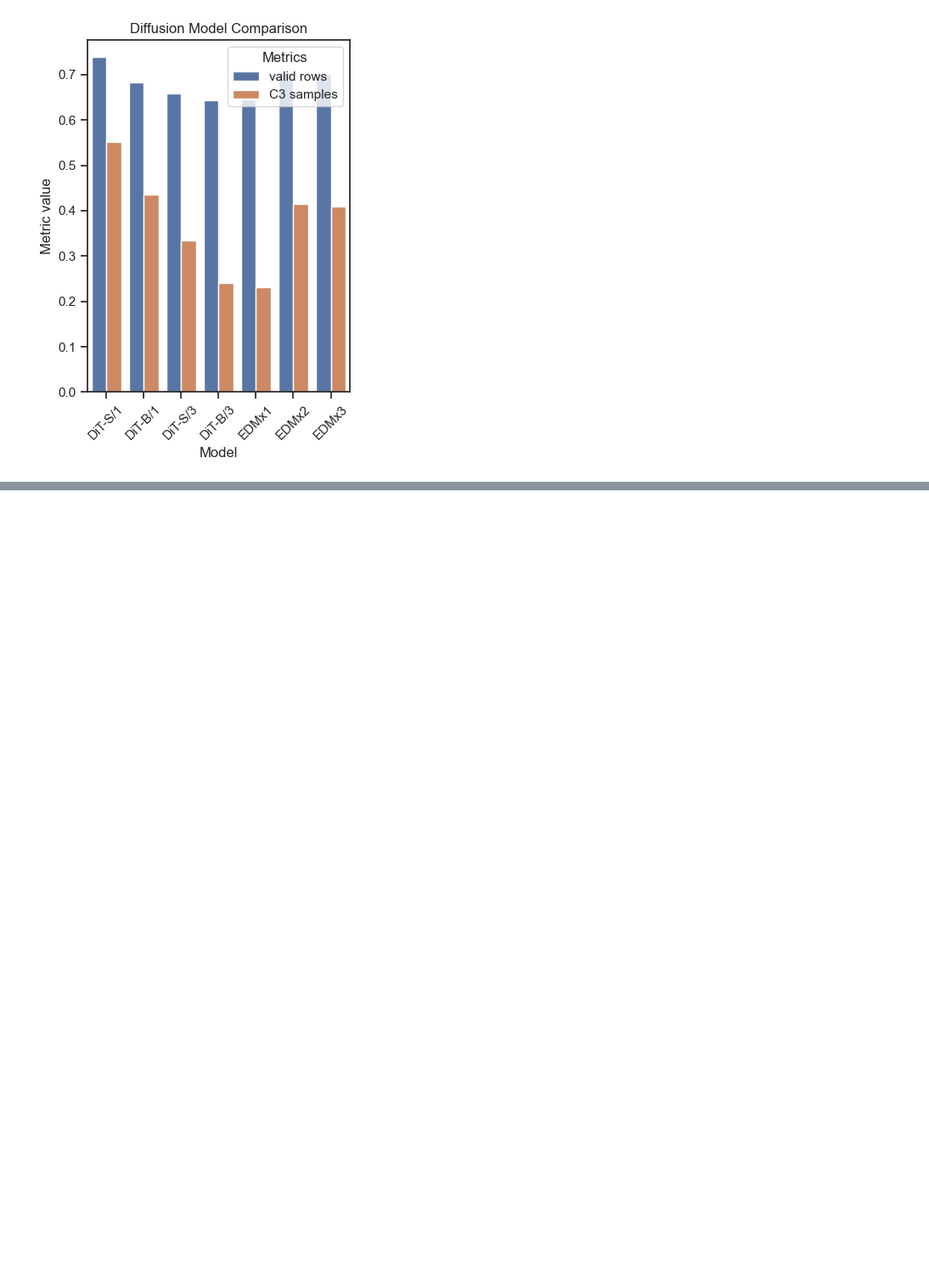
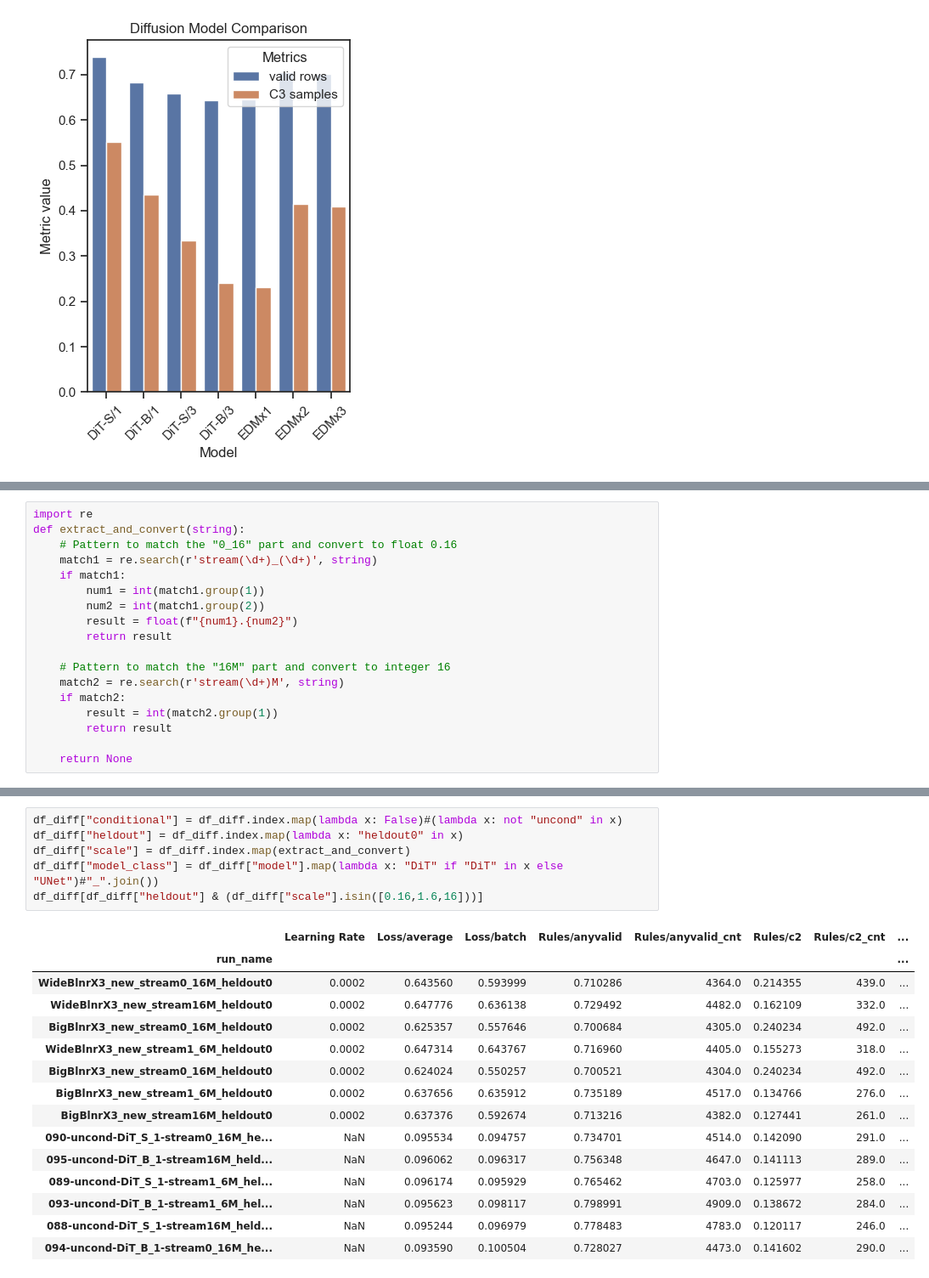
Before and after one commit to Animadversio/DiffusionReasoning, a Jupyter notebook: notebooks/Figure_model_synopsis_bar.ipynb, the cells around one changed output, grey strips where cells are left out. Shown at 85% size. Drawn from its saved outputs; the diff is of its cells as text; blank space fills up the shorter version.

```diff
--- a/notebooks/Figure_model_synopsis_bar.ipynb
+++ b/notebooks/Figure_model_synopsis_bar.ipynb
@@ -76,0 +186,18 @@ ValueError: Could not interpret value `valid_ratio` for `y`. An entry with this
+# %%
+import re
+def extract_and_convert(string):
+    # Pattern to match the "0_16" part and convert to float 0.16
+    match1 = re.search(r'stream(\d+)_(\d+)', string)
+    if match1:
+        num1 = int(match1.group(1))
+        num2 = int(match1.group(2))
+        result = float(f"{num1}.{num2}")
+        return result
+
+    # Pattern to match the "16M" part and convert to integer 16
+    match2 = re.search(r'stream(\d+)M', string)
+    if match2:
+        result = int(match2.group(1))
+        return result
+
+    return None
@@ -76,0 +221,22 @@ ValueError: Could not interpret value `valid_ratio` for `y`. An entry with this
+# %%
+df_diff["conditional"] = df_diff.index.map(lambda x: False)#(lambda x: not "uncond" in x)
+df_diff["heldout"] = df_diff.index.map(lambda x: "heldout0" in x)
+df_diff["scale"] = df_diff.index.map(extract_and_convert)
+df_diff["model_class"] = df_diff["model"].map(lambda x: "DiT" if "DiT" in x else "UNet")#"_".join())
+df_diff[df_diff["heldout"] & (df_diff["scale"].isin([0.16,1.6,16]))]
+# %% [output]
+|  | Learning Rate | Loss/average | Loss/batch | Rules/anyvalid | Rules/anyvalid_cnt | Rules/c2 | Rules/c2_cnt | ... |
+| run_name |  |  |  |  |  |  |  | ... |
+| WideBlnrX3_new_stream0_16M_heldout0 | 0.0002 | 0.643560 | 0.593999 | 0.710286 | 4364.0 | 0.214355 | 439.0 | ... |
+| WideBlnrX3_new_stream16M_heldout0 | 0.0002 | 0.647776 | 0.636138 | 0.729492 | 4482.0 | 0.162109 | 332.0 | ... |
+| BigBlnrX3_new_stream0_16M_heldout0 | 0.0002 | 0.625357 | 0.557646 | 0.700684 | 4305.0 | 0.240234 | 492.0 | ... |
+| WideBlnrX3_new_stream1_6M_heldout0 | 0.0002 | 0.647314 | 0.643767 | 0.716960 | 4405.0 | 0.155273 | 318.0 | ... |
+| BigBlnrX3_new_stream0_16M_heldout0 | 0.0002 | 0.624024 | 0.550257 | 0.700521 | 4304.0 | 0.240234 | 492.0 | ... |
+| BigBlnrX3_new_stream1_6M_heldout0 | 0.0002 | 0.637656 | 0.635912 | 0.735189 | 4517.0 | 0.134766 | 276.0 | ... |
+| BigBlnrX3_new_stream16M_heldout0 | 0.0002 | 0.637376 | 0.592674 | 0.713216 | 4382.0 | 0.127441 | 261.0 | ... |
+| 090-uncond-DiT_S_1-stream0_16M_he... | NaN | 0.095534 | 0.094757 | 0.734701 | 4514.0 | 0.142090 | 291.0 | ... |
+| 095-uncond-DiT_B_1-stream16M_held... | NaN | 0.096062 | 0.096317 | 0.756348 | 4647.0 | 0.141113 | 289.0 | ... |
+| 089-uncond-DiT_S_1-stream1_6M_hel... | NaN | 0.096174 | 0.095929 | 0.765462 | 4703.0 | 0.125977 | 258.0 | ... |
+| 093-uncond-DiT_B_1-stream1_6M_hel... | NaN | 0.095623 | 0.098117 | 0.798991 | 4909.0 | 0.138672 | 284.0 | ... |
+| 088-uncond-DiT_S_1-stream16M_held... | NaN | 0.095244 | 0.096979 | 0.778483 | 4783.0 | 0.120117 | 246.0 | ... |
+| 094-uncond-DiT_B_1-stream0_16M_he... | NaN | 0.093590 | 0.100504 | 0.728027 | 4473.0 | 0.141602 | 290.0 | ... |
```
Also changed, not shown: parts of 18 cells of this notebook.
